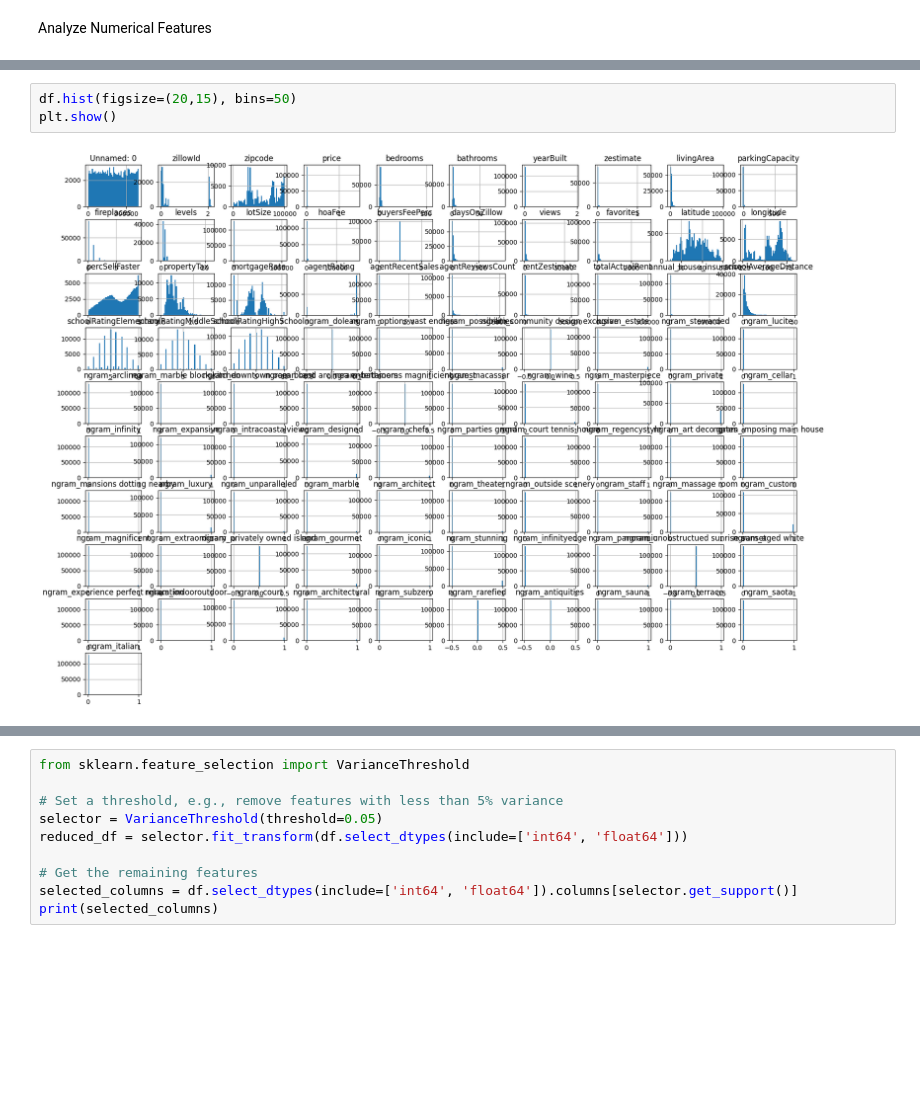
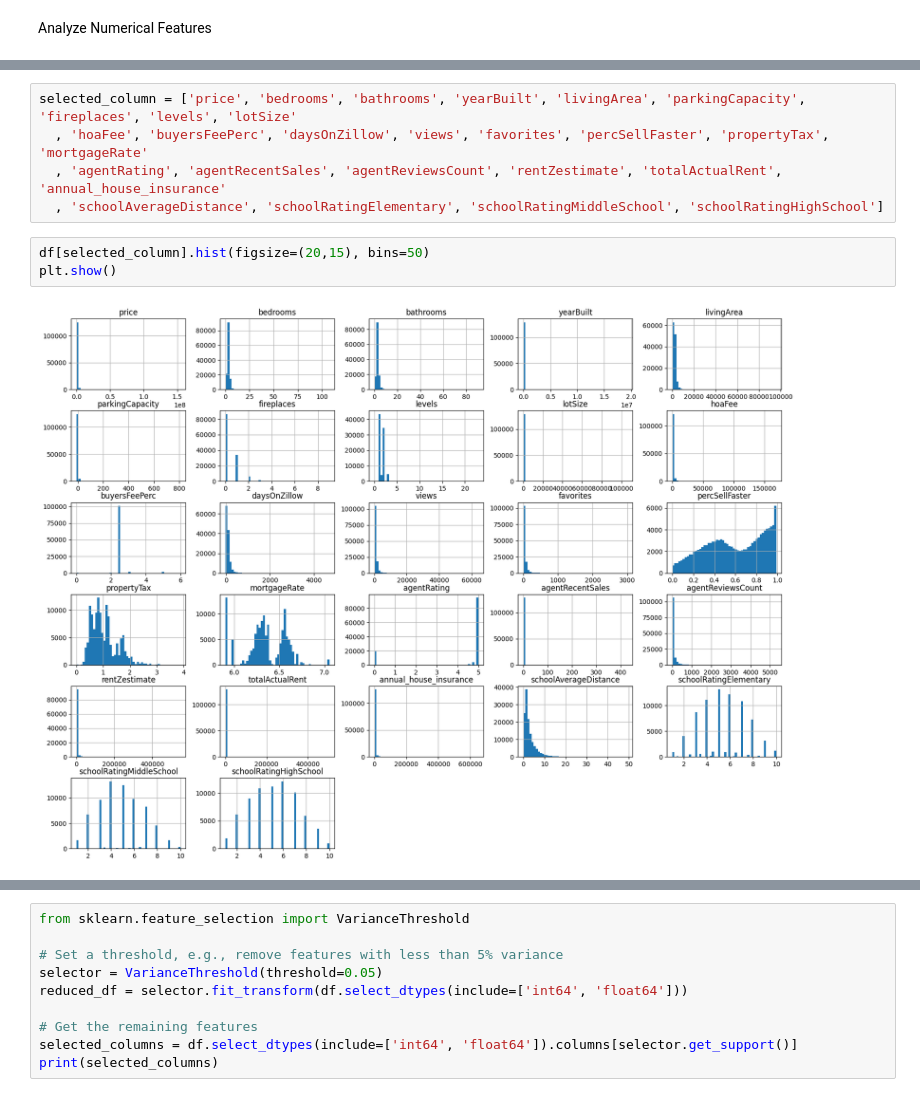
Before and after one commit to awesomemj/capstone_fa2024, a Jupyter notebook: capstone_eda_ver1.ipynb, the cells around one changed output, grey strips where cells are left out. Drawn from its saved outputs; the diff is of its cells as text; blank space fills up the shorter version.

```diff
--- a/capstone_eda_ver1.ipynb
+++ b/capstone_eda_ver1.ipynb
@@ -75,5 +211,10 @@ Analyze Numerical Features
+# %%
+selected_column = ['price', 'bedrooms', 'bathrooms', 'yearBuilt', 'livingArea', 'parkingCapacity', 'fireplaces', 'levels', 'lotSize'
+  , 'hoaFee', 'buyersFeePerc', 'daysOnZillow', 'views', 'favorites', 'percSellFaster', 'propertyTax', 'mortgageRate'
+  , 'agentRating', 'agentRecentSales', 'agentReviewsCount', 'rentZestimate', 'totalActualRent', 'annual_house_insurance'
+  , 'schoolAverageDistance', 'schoolRatingElementary', 'schoolRatingMiddleSchool', 'schoolRatingHighSchool']
 # %%
-df.hist(figsize=(20,15), bins=50)
+df[selected_column].hist(figsize=(20,15), bins=50)
 plt.show()
 # %% [output]
-[figure, old version]
+[figure, new version]
```
Also changed, not shown: parts of 44 cells of this notebook.
